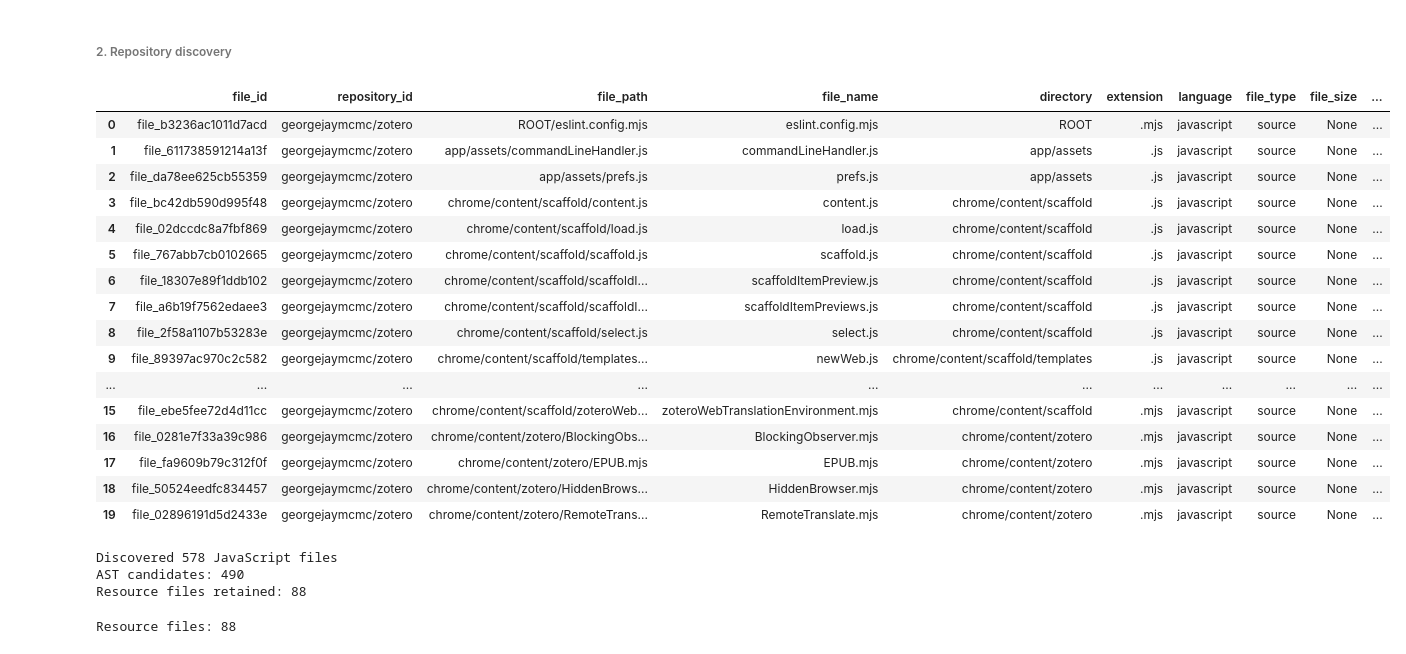
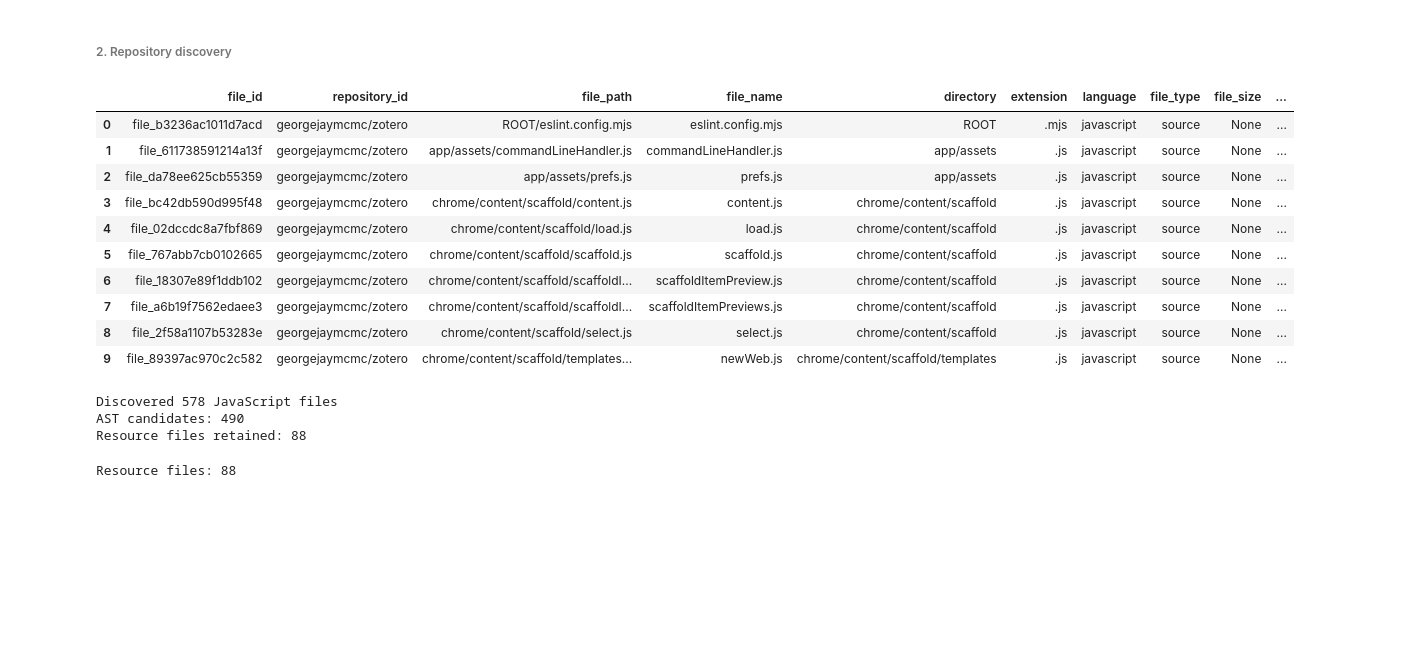
Before and after one commit to georgejaymcmc/knowledge_graph_tools, a Jupyter notebook: notebooks/knowledge_graph_tool_dev.ipynb, the cells around one changed output. Drawn from its saved outputs; the diff is of its cells as text; code cells hidden in the pictures; blank space fills up the shorter version.

```diff
--- a/notebooks/knowledge_graph_tool_dev.ipynb
+++ b/notebooks/knowledge_graph_tool_dev.ipynb
@@ -1255,40 +1257,34 @@ def discover_repository() -> pd.DataFrame:
         "ast_candidate"
     ]
 
     return (
         neo4j_files_df[columns]
         .drop_duplicates(subset=["file_path"])
         .sort_values("file_path")
         .reset_index(drop=True)
     )
 
 
 # Discover JavaScript files from Neo4j
 files_df = discover_repository()
 
-display(files_df.head(20))
+display(files_df.head(10))
 
 print(f"Discovered {len(files_df):,} JavaScript files")
 print(f"AST candidates: {files_df['ast_candidate'].sum():,}")
 print(f"Resource files retained: {(~files_df['ast_candidate']).sum():,}")
 # %% [output]
 |  | file_id | repository_id | file_path | file_name | directory | extension | language | file_type | file_size | ... |
 | 0 | file_b3236ac1011d7acd | georgejaymcmc/zotero | ROOT/eslint.config.mjs | eslint.config.mjs | ROOT | .mjs | javascript | source | None | ... |
 | 1 | file_611738591214a13f | georgejaymcmc/zotero | app/assets/commandLineHandler.js | commandLineHandler.js | app/assets | .js | javascript | source | None | ... |
 | 2 | file_da78ee625cb55359 | georgejaymcmc/zotero | app/assets/prefs.js | prefs.js | app/assets | .js | javascript | source | None | ... |
 | 3 | file_bc42db590d995f48 | georgejaymcmc/zotero | chrome/content/scaffold/content.js | content.js | chrome/content/scaffold | .js | javascript | source | None | ... |
 | 4 | file_02dccdc8a7fbf869 | georgejaymcmc/zotero | chrome/content/scaffold/load.js | load.js | chrome/content/scaffold | .js | javascript | source | None | ... |
 | 5 | file_767abb7cb0102665 | georgejaymcmc/zotero | chrome/content/scaffold/scaffold.js | scaffold.js | chrome/content/scaffold | .js | javascript | source | None | ... |
 | 6 | file_18307e89f1ddb102 | georgejaymcmc/zotero | chrome/content/scaffold/scaffoldI... | scaffoldItemPreview.js | chrome/content/scaffold | .js | javascript | source | None | ... |
 | 7 | file_a6b19f7562edaee3 | georgejaymcmc/zotero | chrome/content/scaffold/scaffoldI... | scaffoldItemPreviews.js | chrome/content/scaffold | .js | javascript | source | None | ... |
 | 8 | file_2f58a1107b53283e | georgejaymcmc/zotero | chrome/content/scaffold/select.js | select.js | chrome/content/scaffold | .js | javascript | source | None | ... |
 | 9 | file_89397ac970c2c582 | georgejaymcmc/zotero | chrome/content/scaffold/templates... | newWeb.js | chrome/content/scaffold/templates | .js | javascript | source | None | ... |
-| ... | ... | ... | ... | ... | ... | ... | ... | ... | ... | ... |
-| 15 | file_ebe5fee72d4d11cc | georgejaymcmc/zotero | chrome/content/scaffold/zoteroWeb... | zoteroWebTranslationEnvironment.mjs | chrome/content/scaffold | .mjs | javascript | source | None | ... |
-| 16 | file_0281e7f33a39c986 | georgejaymcmc/zotero | chrome/content/zotero/BlockingObs... | BlockingObserver.mjs | chrome/content/zotero | .mjs | javascript | source | None | ... |
-| 17 | file_fa9609b79c312f0f | georgejaymcmc/zotero | chrome/content/zotero/EPUB.mjs | EPUB.mjs | chrome/content/zotero | .mjs | javascript | source | None | ... |
-| 18 | file_50524eedfc834457 | georgejaymcmc/zotero | chrome/content/zotero/HiddenBrows... | HiddenBrowser.mjs | chrome/content/zotero | .mjs | javascript | source | None | ... |
-| 19 | file_02896191d5d2433e | georgejaymcmc/zotero | chrome/content/zotero/RemoteTrans... | RemoteTranslate.mjs | chrome/content/zotero | .mjs | javascript | source | None | ... |
 Discovered 578 JavaScript files
 AST candidates: 490
 Resource files retained: 88
```
Also changed, not shown: parts of 155 cells of this notebook, 2 other files.
